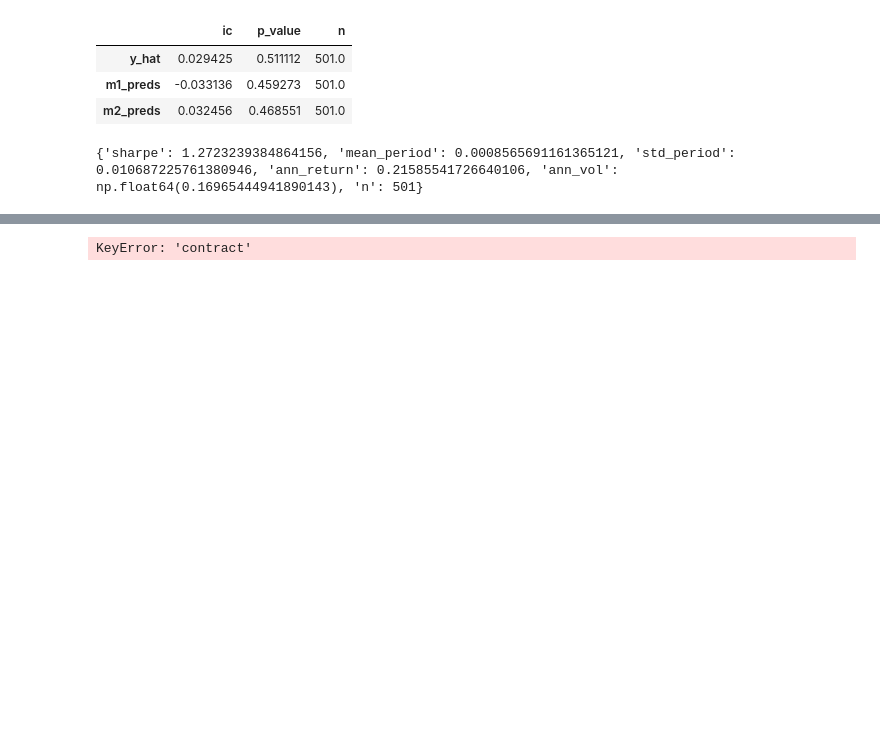
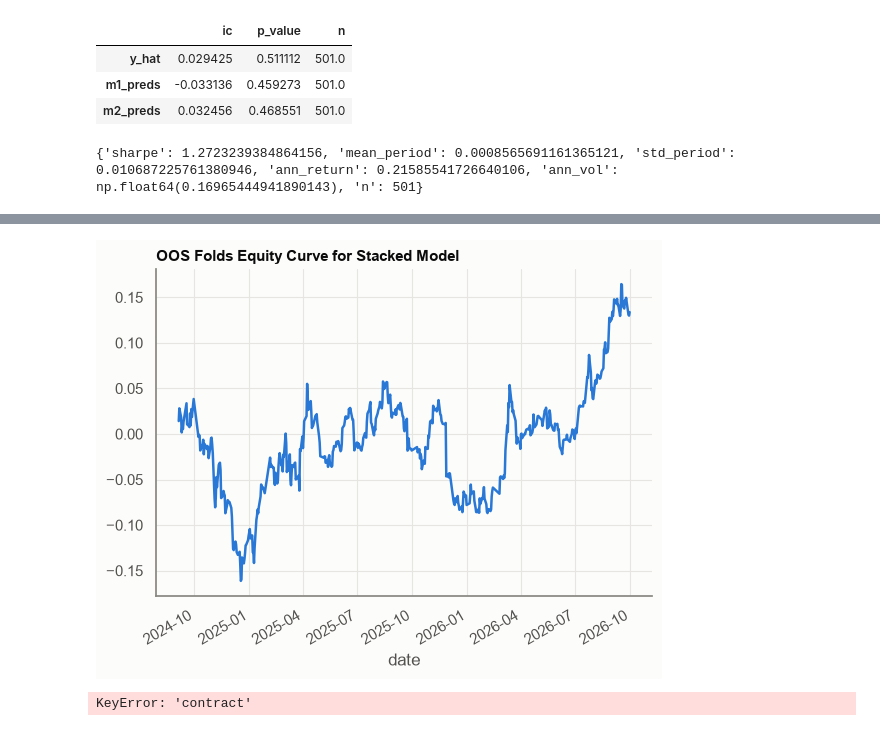
Before and after one commit to NicLabuschagne/asia-em-ags-research, a Jupyter notebook: notebooks/ml_model_stacking.ipynb, the cells around one changed output, grey strips where cells are left out. Cells and saved outputs as stored; diff of their text form; code cells hidden in the pictures; blank space fills up the shorter version.

```diff
--- a/notebooks/ml_model_stacking.ipynb
+++ b/notebooks/ml_model_stacking.ipynb
@@ -222,9 +222,9 @@ from sklearn.linear_model import LinearRegression
 # calculate features
 feat_df = ts.copy()
 feat_df["return_lag1"] = feat_df["return"].shift(1)
-feat_df["return_dir_lag1"] = np.sign(feat_df["return_lag1"].shift(1))
+feat_df["return_dir_lag1"] = np.sign(feat_df["return_lag1"])
 feat_df["return_lag2"] = feat_df["return"].shift(2)
-feat_df["return_dir_lag2"] = np.sign(feat_df["return_lag2"].shift(2))
+feat_df["return_dir_lag2"] = np.sign(feat_df["return_lag2"])
 feat_df["return_ma_30_lag1"] = feat_df["return"].shift(1).rolling(30).mean()
 feat_df["return_ma_dir_lag1"] = np.sign(feat_df["return_ma_30_lag1"])
 feat_df.dropna(inplace=True)
@@ -463,3 +506,8 @@ print(ut.calculate_sharpe(df_test_2, "trade_return"))
+# %%
+# OOS folds Equity Curve
+df_test_2["trade_return_oof"].cumsum().plot(title="OOS Folds Equity Curve for Stacked Model");
+# %% [output]
+[figure, added]
 # %%
 # pair contracts
 contracts = sorted(ts["contract"].unique())
```
Also changed, not shown: parts of 3 cells of this notebook.
